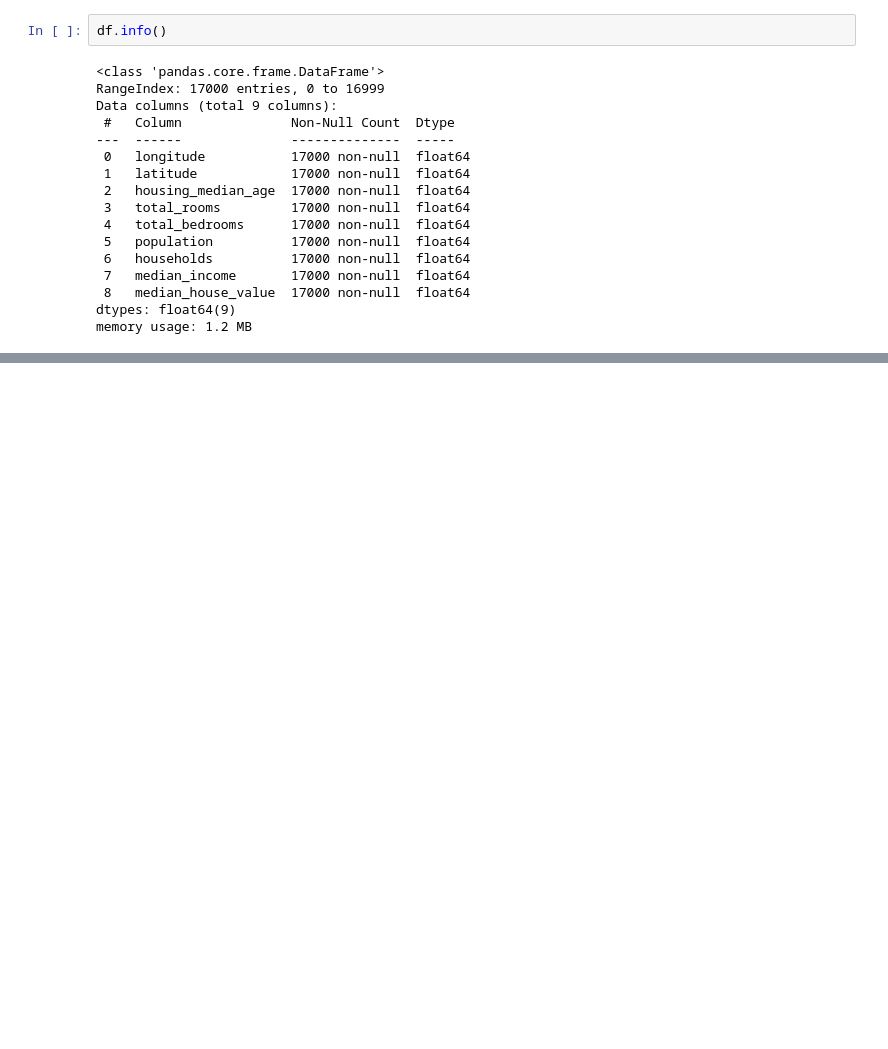
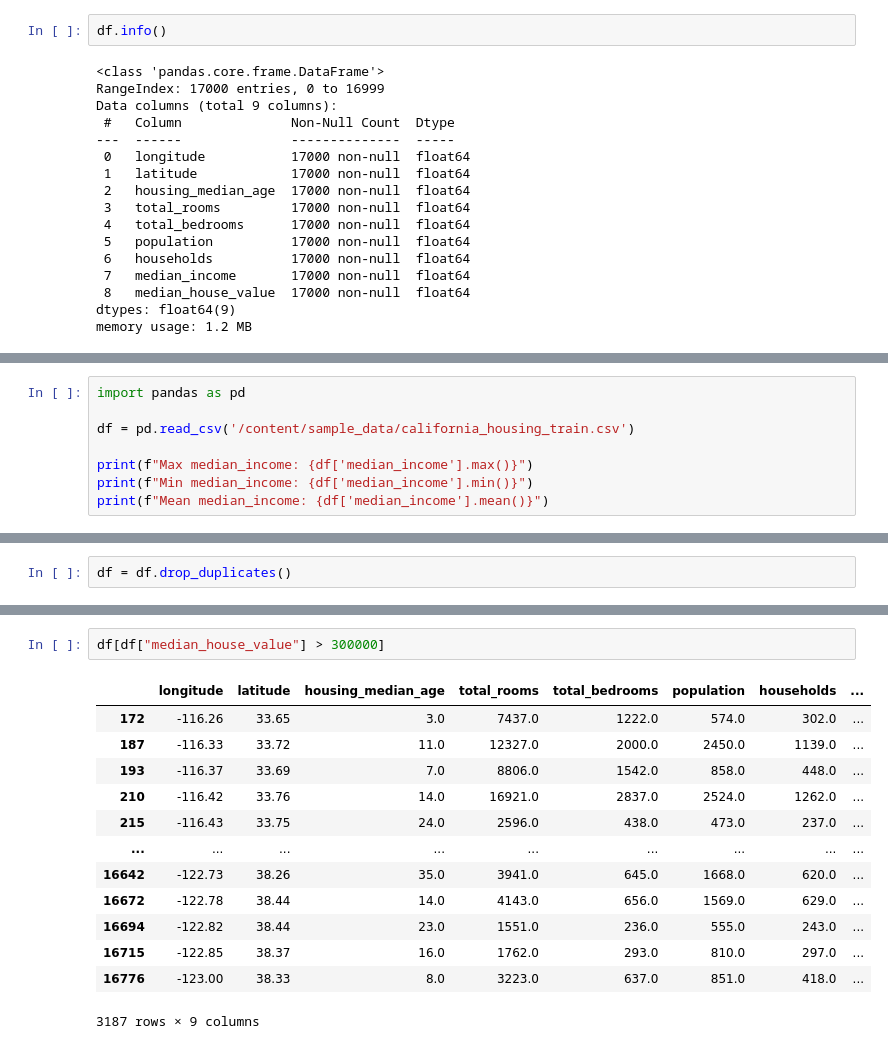
Before and after one commit to SarwatMustafa-03/data-analysis-with-python, a Jupyter notebook: Ecomerce_Sale_Dashboard.ipynb, the cells around one changed output, grey strips where cells are left out. Saved outputs shown, nothing was run; the diff lists cells and outputs as text; blank space fills up the shorter version.

```diff
--- a/Ecomerce_Sale_Dashboard.ipynb
+++ b/Ecomerce_Sale_Dashboard.ipynb
@@ -98,3 +98,11 @@ df.describe()
 | 50% | -118.490000 | 34.250000 | 29.000000 | 2127.000000 | 434.000000 | 1167.000000 | 409.000000 | ... |
 | 75% | -118.000000 | 37.720000 | 37.000000 | 3151.250000 | 648.250000 | 1721.000000 | 605.250000 | ... |
 | max | -114.310000 | 41.950000 | 52.000000 | 37937.000000 | 6445.000000 | 35682.000000 | 6082.000000 | ... |
+# %%
+import pandas as pd
+
+df = pd.read_csv('/content/sample_data/california_housing_train.csv')
+
+print(f"Max median_income: {df['median_income'].max()}")
+print(f"Min median_income: {df['median_income'].min()}")
+print(f"Mean median_income: {df['median_income'].mean()}")
@@ -100,0 +127,2 @@ df.describe()
+# %%
+df = df.drop_duplicates()
@@ -100,0 +171,16 @@ df.describe()
+# %%
+df[df["median_house_value"] > 300000]
+# %% [output]
+|  | longitude | latitude | housing_median_age | total_rooms | total_bedrooms | population | households | ... |
+| 172 | -116.26 | 33.65 | 3.0 | 7437.0 | 1222.0 | 574.0 | 302.0 | ... |
+| 187 | -116.33 | 33.72 | 11.0 | 12327.0 | 2000.0 | 2450.0 | 1139.0 | ... |
+| 193 | -116.37 | 33.69 | 7.0 | 8806.0 | 1542.0 | 858.0 | 448.0 | ... |
+| 210 | -116.42 | 33.76 | 14.0 | 16921.0 | 2837.0 | 2524.0 | 1262.0 | ... |
+| 215 | -116.43 | 33.75 | 24.0 | 2596.0 | 438.0 | 473.0 | 237.0 | ... |
+| ... | ... | ... | ... | ... | ... | ... | ... | ... |
+| 16642 | -122.73 | 38.26 | 35.0 | 3941.0 | 645.0 | 1668.0 | 620.0 | ... |
+| 16672 | -122.78 | 38.44 | 14.0 | 4143.0 | 656.0 | 1569.0 | 629.0 | ... |
+| 16694 | -122.82 | 38.44 | 23.0 | 1551.0 | 236.0 | 555.0 | 243.0 | ... |
+| 16715 | -122.85 | 38.37 | 16.0 | 1762.0 | 293.0 | 810.0 | 297.0 | ... |
+| 16776 | -123.00 | 38.33 | 8.0 | 3223.0 | 637.0 | 851.0 | 418.0 | ... |
+3187 rows × 9 columns
```
Also changed, not shown: parts of 12 cells of this notebook.
